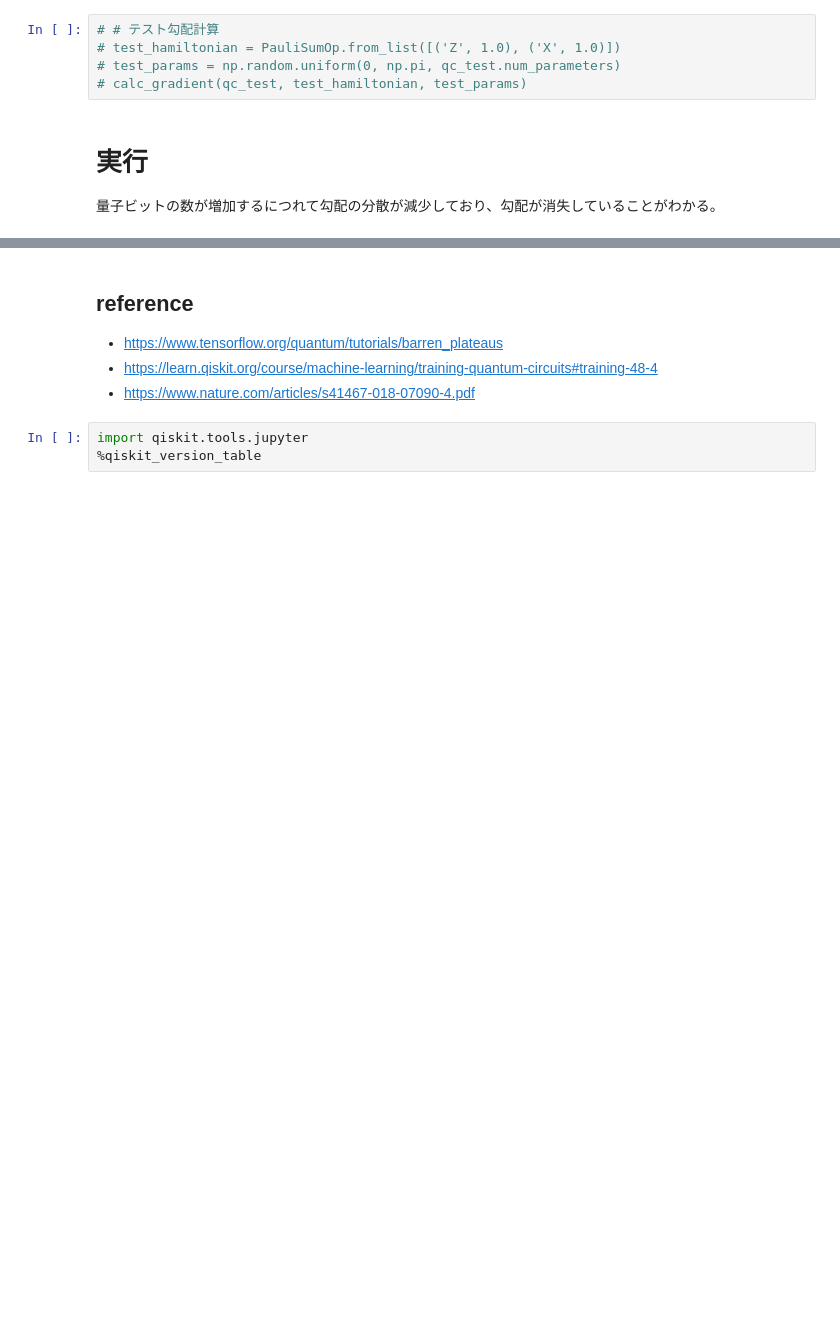
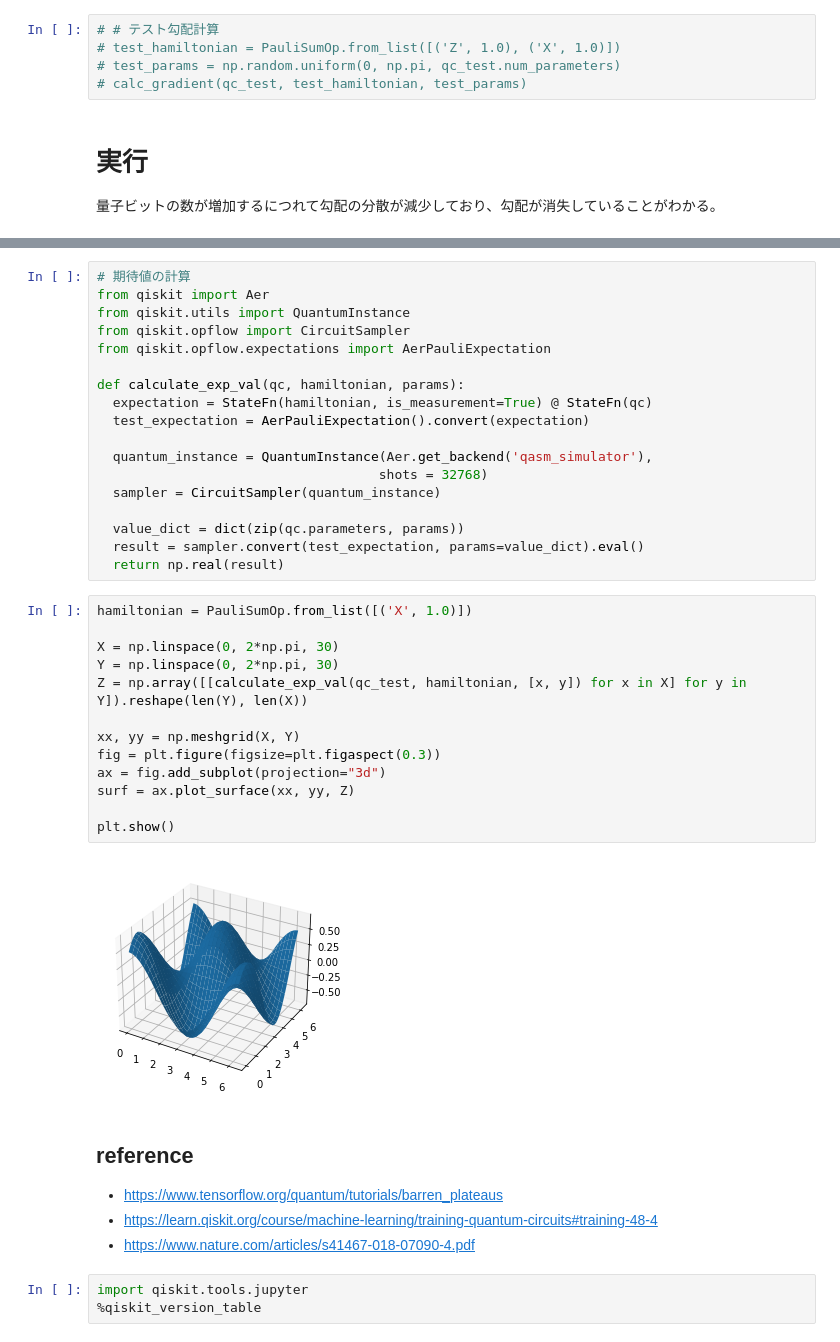
Before and after one commit to daimurat/qiskit-implementation, a Jupyter notebook: quantum-algorithm/QML/qnn_barren_plateaus.ipynb, the cells around one changed output, grey strips where cells are left out. Saved outputs shown, nothing was run; the diff lists cells and outputs as text; blank space fills up the shorter version.

```diff
--- a/quantum-algorithm/QML/qnn_barren_plateaus.ipynb
+++ b/quantum-algorithm/QML/qnn_barren_plateaus.ipynb
@@ -108,3 +126,36 @@ TypeError: ParameterExpression with unbound parameters ({Parameter(theta)}) cann
+# %%
+# 期待値の計算
+from qiskit import Aer
+from qiskit.utils import QuantumInstance
+from qiskit.opflow import CircuitSampler
+from qiskit.opflow.expectations import AerPauliExpectation
+
+def calculate_exp_val(qc, hamiltonian, params):
+  expectation = StateFn(hamiltonian, is_measurement=True) @ StateFn(qc)
+  test_expectation = AerPauliExpectation().convert(expectation)
+
+  quantum_instance = QuantumInstance(Aer.get_backend('qasm_simulator'),
+                                    shots = 32768)
+  sampler = CircuitSampler(quantum_instance)
+
+  value_dict = dict(zip(qc.parameters, params))
+  result = sampler.convert(test_expectation, params=value_dict).eval()
+  return np.real(result)
+# %%
+hamiltonian = PauliSumOp.from_list([('X', 1.0)])
+
+X = np.linspace(0, 2*np.pi, 30)
+Y = np.linspace(0, 2*np.pi, 30)
+Z = np.array([[calculate_exp_val(qc_test, hamiltonian, [x, y]) for x in X] for y in Y]).reshape(len(Y), len(X))
+
+xx, yy = np.meshgrid(X, Y)
+fig = plt.figure(figsize=plt.figaspect(0.3))
+ax = fig.add_subplot(projection="3d")
+surf = ax.plot_surface(xx, yy, Z)
+
+plt.show()
+# %% [output]
+[figure, added]
 # %% [markdown]
 ## reference
 
```
Also changed, not shown: parts of 8 cells of this notebook, 4 other files.
